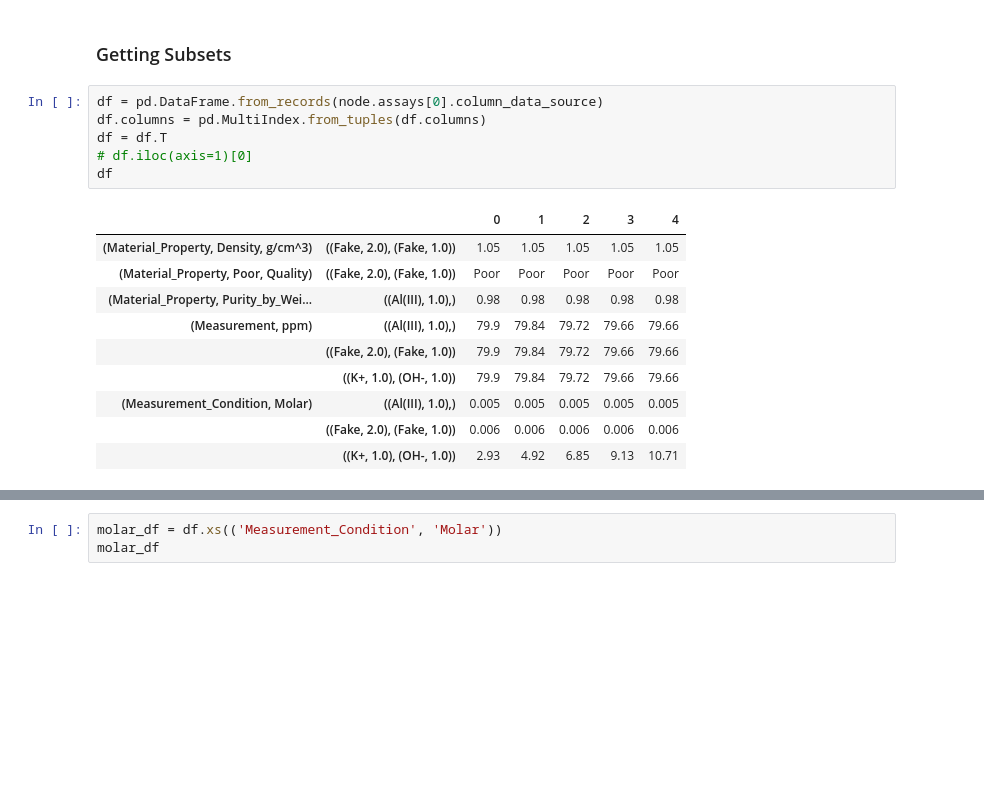
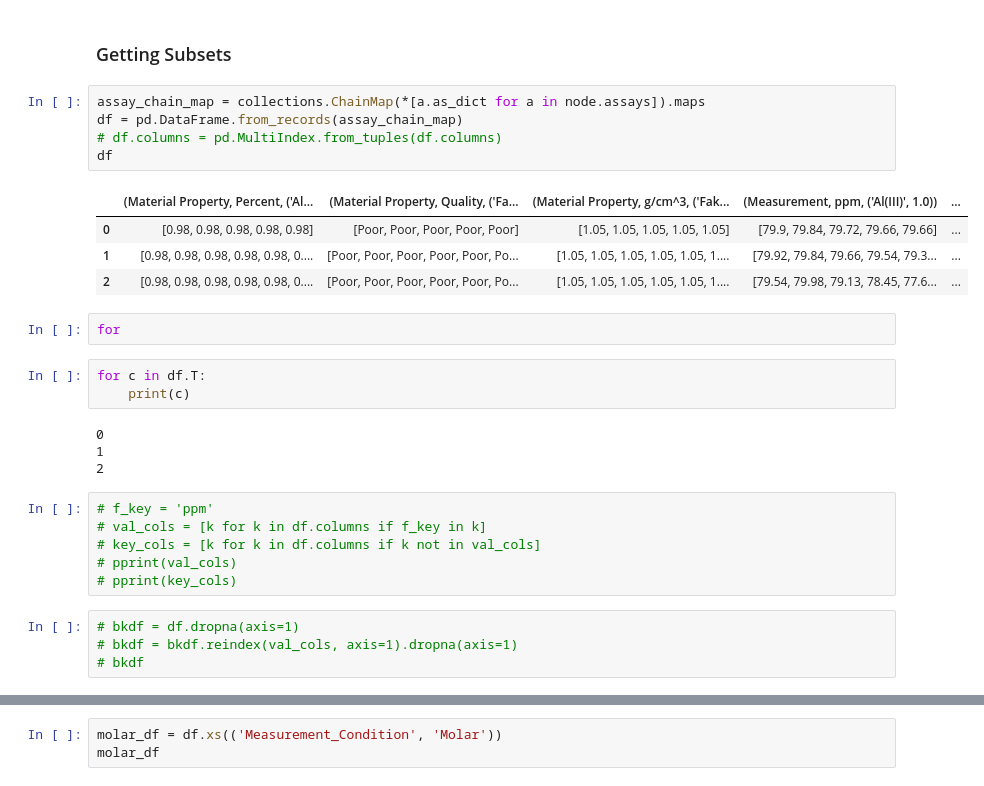
Before and after one commit to biggstd/isaDream, a Jupyter notebook: dev_notebooks/vis_01.ipynb, the cells around one changed output, grey strips where cells are left out. Drawn from its saved outputs; the diff is of its cells as text; blank space fills up the shorter version.

```diff
--- a/dev_notebooks/vis_01.ipynb
+++ b/dev_notebooks/vis_01.ipynb
@@ -73,19 +62,31 @@ for assay in node.assays:
 # %% [markdown]
 ### Getting Subsets
 # %%
-df = pd.DataFrame.from_records(node.assays[0].column_data_source)
-df.columns = pd.MultiIndex.from_tuples(df.columns)
-df = df.T
-# df.iloc(axis=1)[0]
+assay_chain_map = collections.ChainMap(*[a.as_dict for a in node.assays]).maps
+df = pd.DataFrame.from_records(assay_chain_map)
+# df.columns = pd.MultiIndex.from_tuples(df.columns)
 df
 # %% [output]
-|  |  | 0 | 1 | 2 | 3 | 4 |
-| (Material_Property, Density, g/cm^3) | ((Fake, 2.0), (Fake, 1.0)) | 1.05 | 1.05 | 1.05 | 1.05 | 1.05 |
-| (Material_Property, Poor, Quality) | ((Fake, 2.0), (Fake, 1.0)) | Poor | Poor | Poor | Poor | Poor |
-| (Material_Property, Purity_by_Wei... | ((Al(III), 1.0),) | 0.98 | 0.98 | 0.98 | 0.98 | 0.98 |
-| (Measurement, ppm) | ((Al(III), 1.0),) | 79.9 | 79.84 | 79.72 | 79.66 | 79.66 |
-|  | ((Fake, 2.0), (Fake, 1.0)) | 79.9 | 79.84 | 79.72 | 79.66 | 79.66 |
-|  | ((K+, 1.0), (OH-, 1.0)) | 79.9 | 79.84 | 79.72 | 79.66 | 79.66 |
-| (Measurement_Condition, Molar) | ((Al(III), 1.0),) | 0.005 | 0.005 | 0.005 | 0.005 | 0.005 |
-|  | ((Fake, 2.0), (Fake, 1.0)) | 0.006 | 0.006 | 0.006 | 0.006 | 0.006 |
-|  | ((K+, 1.0), (OH-, 1.0)) | 2.93 | 4.92 | 6.85 | 9.13 | 10.71 |
+|  | (Material Property, Percent, ('Al... | (Material Property, Quality, ('Fa... | (Material Property, g/cm^3, ('Fak... | (Measurement, ppm, ('Al(III)', 1.0)) | ... |
+| 0 | [0.98, 0.98, 0.98, 0.98, 0.98] | [Poor, Poor, Poor, Poor, Poor] | [1.05, 1.05, 1.05, 1.05, 1.05] | [79.9, 79.84, 79.72, 79.66, 79.66] | ... |
+| 1 | [0.98, 0.98, 0.98, 0.98, 0.98, 0.... | [Poor, Poor, Poor, Poor, Poor, Po... | [1.05, 1.05, 1.05, 1.05, 1.05, 1.... | [79.92, 79.84, 79.66, 79.54, 79.3... | ... |
+| 2 | [0.98, 0.98, 0.98, 0.98, 0.98, 0.... | [Poor, Poor, Poor, Poor, Poor, Po... | [1.05, 1.05, 1.05, 1.05, 1.05, 1.... | [79.54, 79.98, 79.13, 78.45, 77.6... | ... |
+# %%
+for
+# %%
+for c in df.T:
+    print(c)
+# %% [output]
+0
+1
+2
+# %%
+# f_key = 'ppm'
+# val_cols = [k for k in df.columns if f_key in k]
+# key_cols = [k for k in df.columns if k not in val_cols]
+# pprint(val_cols)
+# pprint(key_cols)
+# %%
+# bkdf = df.dropna(axis=1)
+# bkdf = bkdf.reindex(val_cols, axis=1).dropna(axis=1)
+# bkdf
```
Also changed, not shown: parts of 9 cells of this notebook, 5 other files.
